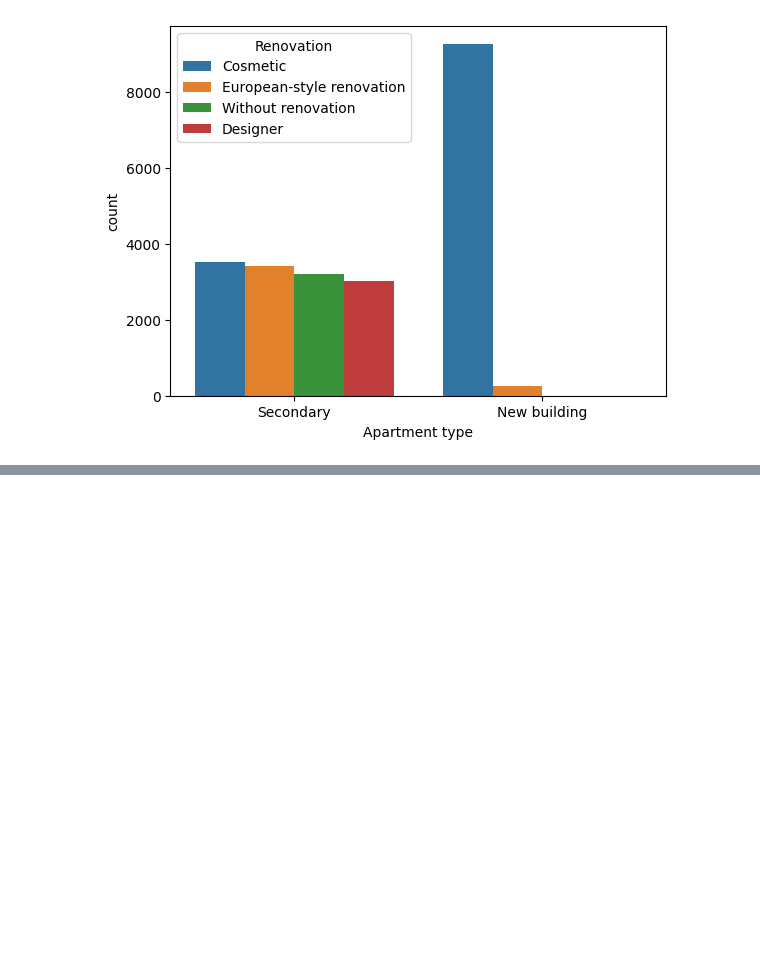
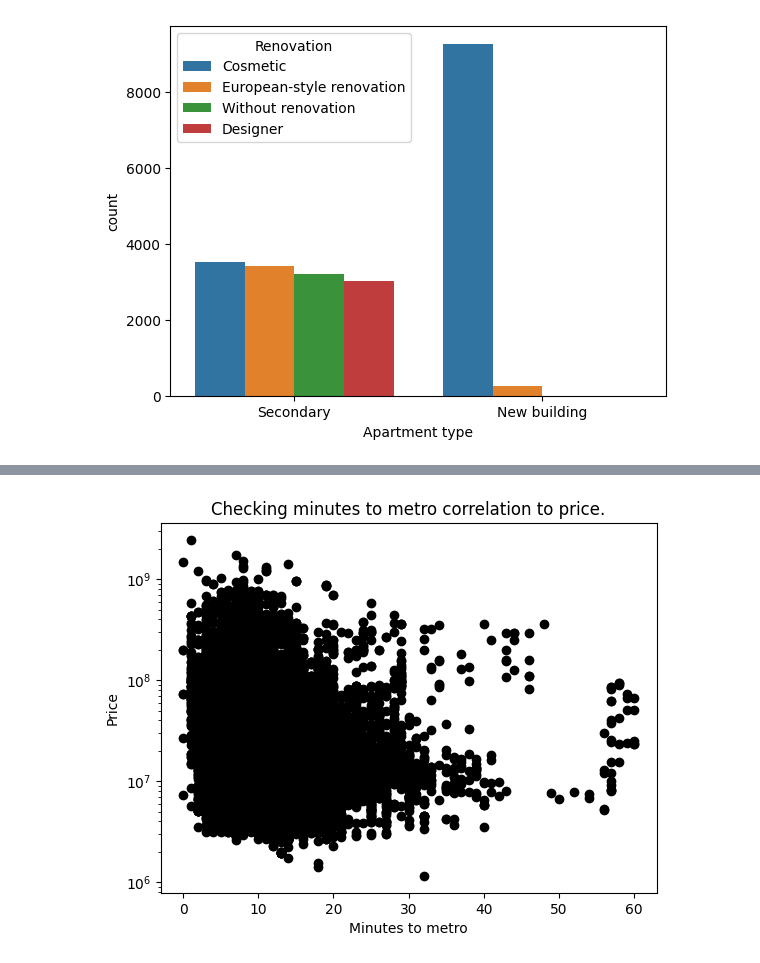
Before and after one commit to abmostert/data-science-portfolio, a Jupyter notebook: moscow_data.ipynb, the cells around one changed output, grey strips where cells are left out. Cells and saved outputs as stored; diff of their text form; code cells hidden in the pictures; blank space fills up the shorter version.

```diff
--- a/moscow_data.ipynb
+++ b/moscow_data.ipynb
@@ -199,0 +224,10 @@ sns.countplot(x='Apartment type', hue='Renovation', data=moscow_data)
+# %%
+plt.figure(2)
+plt.yscale('log')
+plt.plot(moscow_data['Minutes to metro'], moscow_data['Price'], 'ok')
+plt.xlabel('Minutes to metro')
+plt.ylabel('Price')
+plt.title('Checking minutes to metro correlation to price.')
+plt.show()
+# %% [output]
+[figure, added]
```
Also changed, not shown: parts of 54 cells of this notebook.
